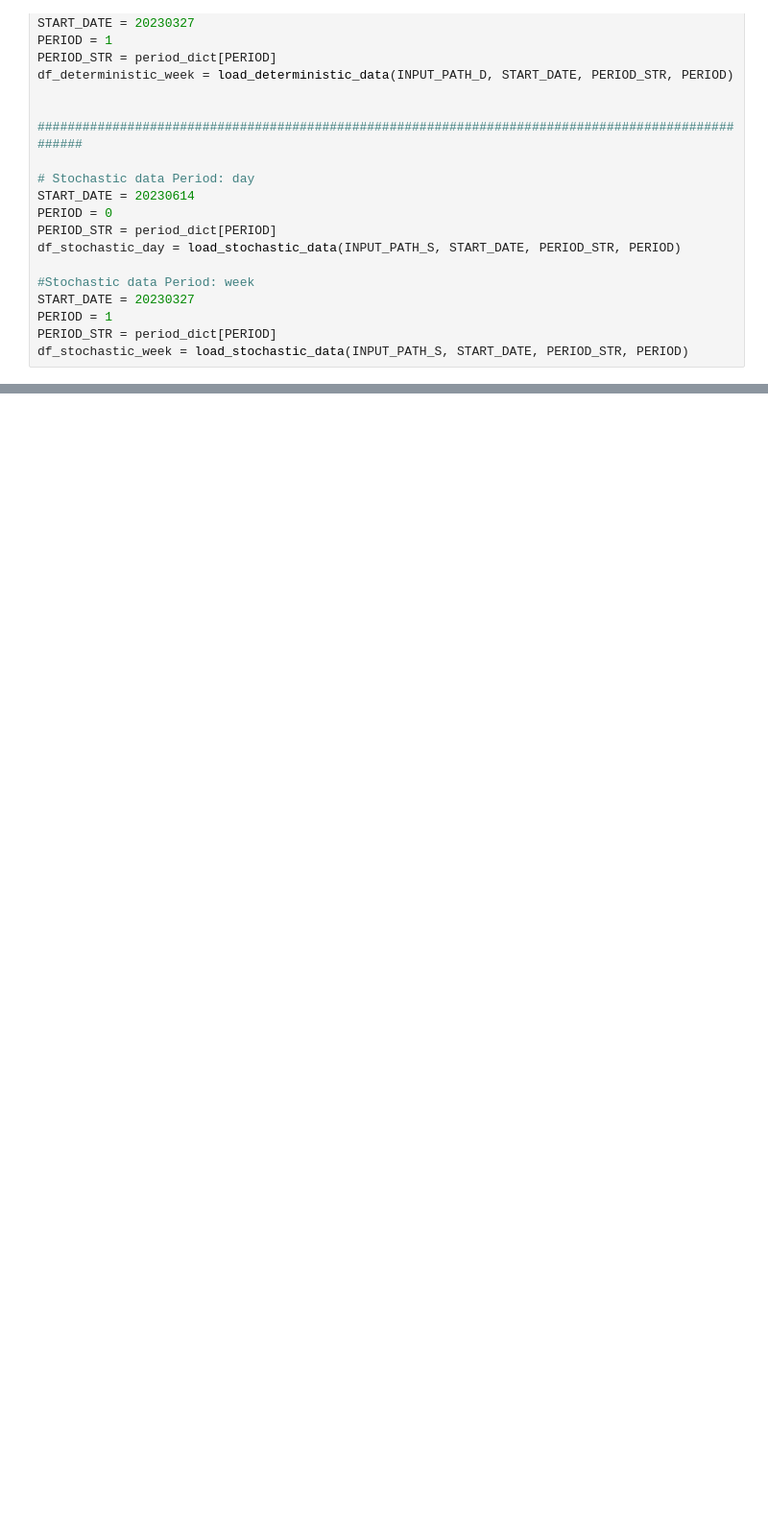
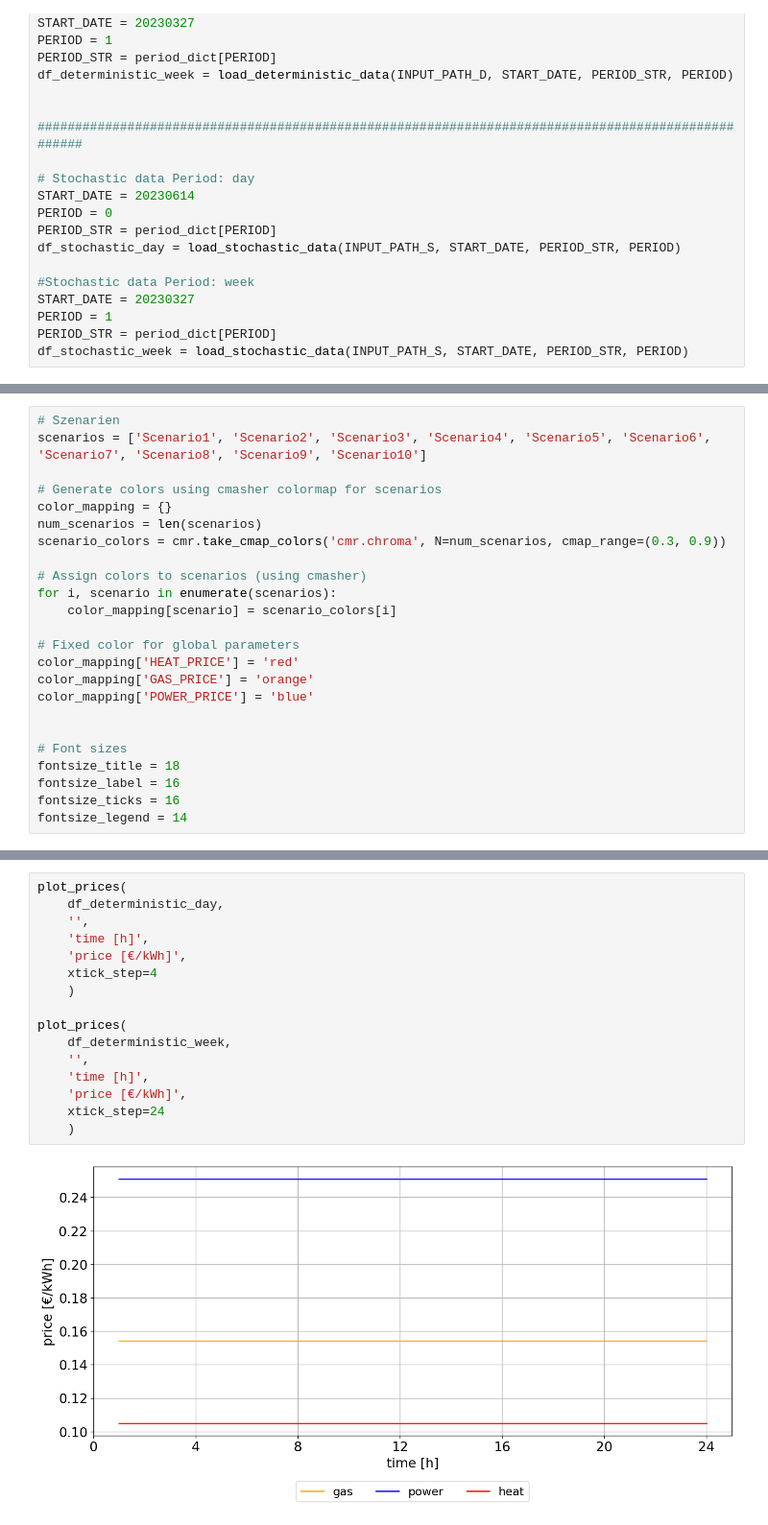
Before and after one commit to 0815Paul/SPMA, a Jupyter notebook: postprocessing/postprocessing.ipynb, the cells around one changed output, grey strips where cells are left out. Shown at 96% size. Cells and saved outputs as stored; diff of their text form; blank space fills up the shorter version.

```diff
--- a/postprocessing/postprocessing.ipynb
+++ b/postprocessing/postprocessing.ipynb
@@ -755,0 +242,24 @@ plt.show()
+# %%
+# Szenarien
+scenarios = ['Scenario1', 'Scenario2', 'Scenario3', 'Scenario4', 'Scenario5', 'Scenario6', 'Scenario7', 'Scenario8', 'Scenario9', 'Scenario10']
+
+# Generate colors using cmasher colormap for scenarios
+color_mapping = {}
+num_scenarios = len(scenarios)
+scenario_colors = cmr.take_cmap_colors('cmr.chroma', N=num_scenarios, cmap_range=(0.3, 0.9))
+
+# Assign colors to scenarios (using cmasher)
+for i, scenario in enumerate(scenarios):
+    color_mapping[scenario] = scenario_colors[i]
+
+# Fixed color for global parameters
+color_mapping['HEAT_PRICE'] = 'red'
+color_mapping['GAS_PRICE'] = 'orange'
+color_mapping['POWER_PRICE'] = 'blue'
+
+
+# Font sizes
+fontsize_title = 18
+fontsize_label = 16
+fontsize_ticks = 16
+fontsize_legend = 14
@@ -755,0 +949,18 @@ plt.show()
+# %%
+plot_prices(
+    df_deterministic_day,
+    '',
+    'time [h]',
+    'price [€/kWh]',
+    xtick_step=4
+    )
+
+plot_prices(
+    df_deterministic_week,
+    '',
+    'time [h]',
+    'price [€/kWh]',
+    xtick_step=24
+    )
+# %% [output]
+[figure, added]
```
Also changed, not shown: parts of 52 cells of this notebook, 31 other files.
